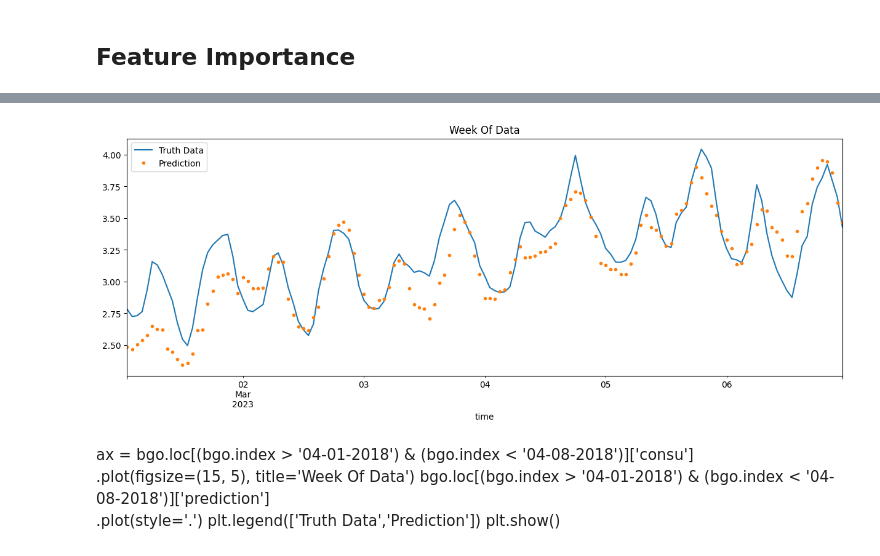
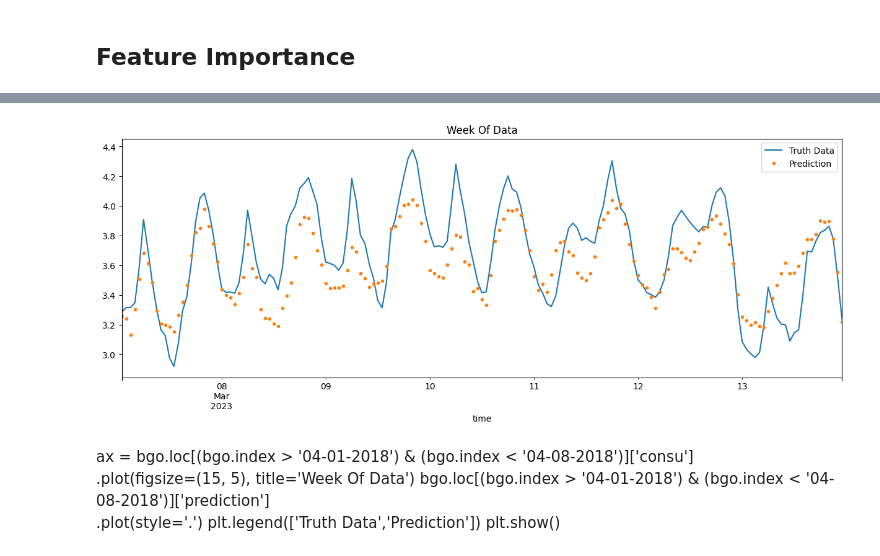
Before and after one commit to elibir/tdt4259-group75, a Jupyter notebook: xgboost.ipynb, the cells around one changed output, grey strips where cells are left out. Cells and saved outputs as stored; diff of their text form; code cells hidden in the pictures.

```diff
--- a/xgboost.ipynb
+++ b/xgboost.ipynb
@@ -92,29 +95 @@ def create_features(df):
     return df
-# %%
-train = bgo.loc[bgo.index < "03-01-2023"]
-test = bgo.loc[bgo.index >= "03-01-2023"]
-
-train = create_features(train)
-test = create_features(test)
-
-
-FEATURES = [
-            'dayofyear',
-            'hour',
-            # 'month',
-            "temperature",
-            "lag_daily_24",
-            # "lag_daily_48",
-            # "lag_daily_72",
-            # 'rolling_mean_3d',
-            'rolling_std_1d'
-            ]
-TARGET = 'consumption'
-
-X_train = train[FEATURES]
-y_train = train[TARGET]
-
-X_test = test[FEATURES]
-y_test = test[TARGET]
-
-test.tail()
@@ -128,0 +108,3 @@ test.tail()
+# %%
+FEATURES = ["hour", "dayofyear", "temperature", "lag_daily_24", "rolling_std_1d"]
+TARGET = 'consumption'
@@ -132,7 +120,8 @@ reg = xgb.XGBRegressor(booster='gbtree',
                        early_stopping_rounds=50,
                        objective='reg:squarederror',
                        max_depth=3,
-                       learning_rate=0.01)
+                       learning_rate=0.01,
+                       )
 reg.fit(X_train, y_train,
         eval_set=[(X_train, y_train), (X_test, y_test)],
         verbose=100)
@@ -184,12 +173,12 @@ plt.show()
 # %%
-ax = bgo.loc[(bgo.index > '03-01-2023') & (bgo.index < '03-07-2023')]['consumption'] \
+ax = bgo.loc[(bgo.index > '03-07-2023') & (bgo.index < '03-14-2023')]['consumption'] \
     .plot(figsize=(15, 5), title='Week Of Data')
-bgo.loc[(bgo.index > '03-01-2023') & (bgo.index < '03-07-2023')]['prediction'] \
+bgo.loc[(bgo.index > '03-07-2023') & (bgo.index < '03-14-2023')]['prediction'] \
     .plot(style='.')
 plt.legend(['Truth Data','Prediction'])
 plt.show()
 # %% [output]
-[figure, old version]
+[figure, new version]
 # %% [markdown]
 ax = bgo.loc[(bgo.index > '04-01-2018') & (bgo.index < '04-08-2018')]['consu'] \
     .plot(figsize=(15, 5), title='Week Of Data')
```
Also changed, not shown: parts of 11 cells of this notebook, 2 other files.
